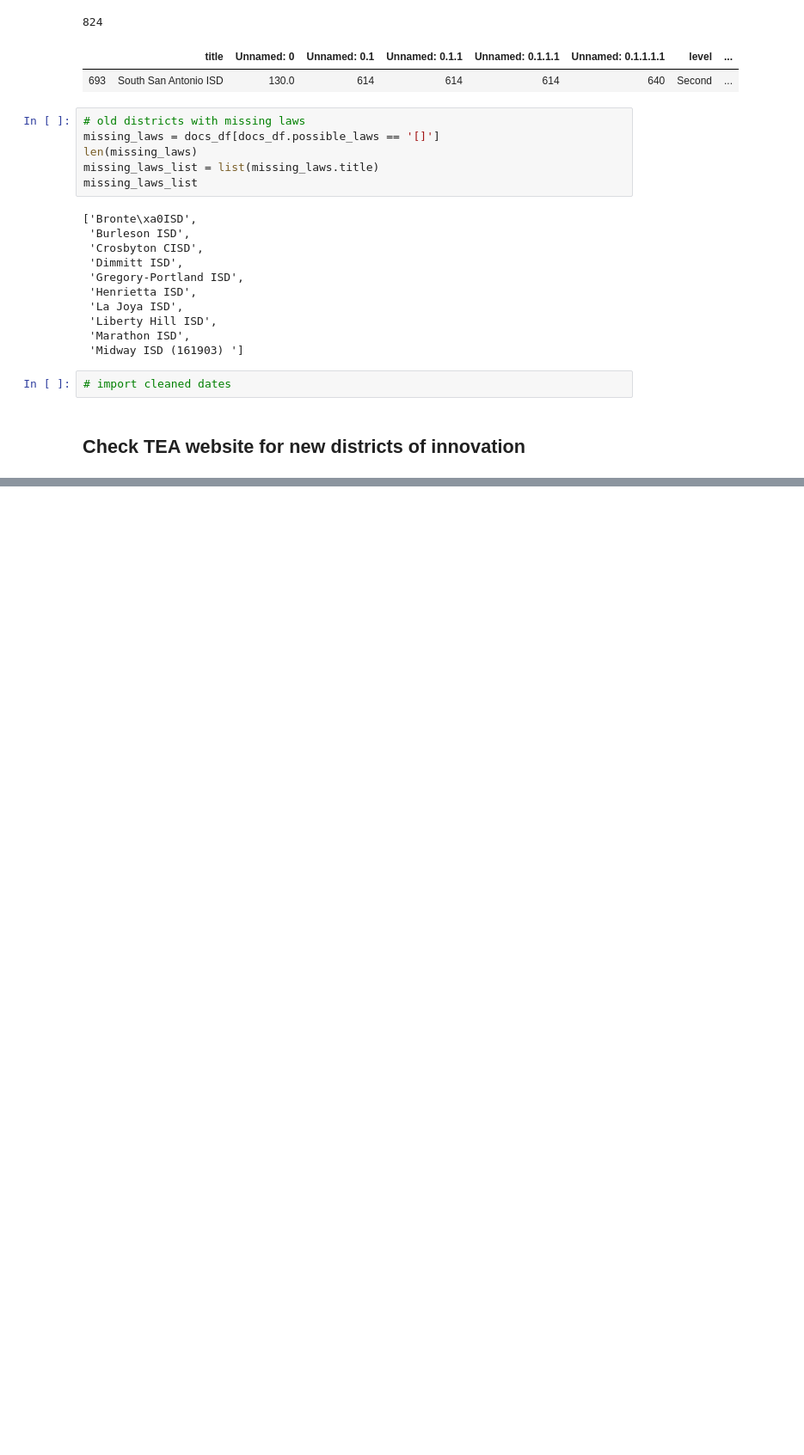
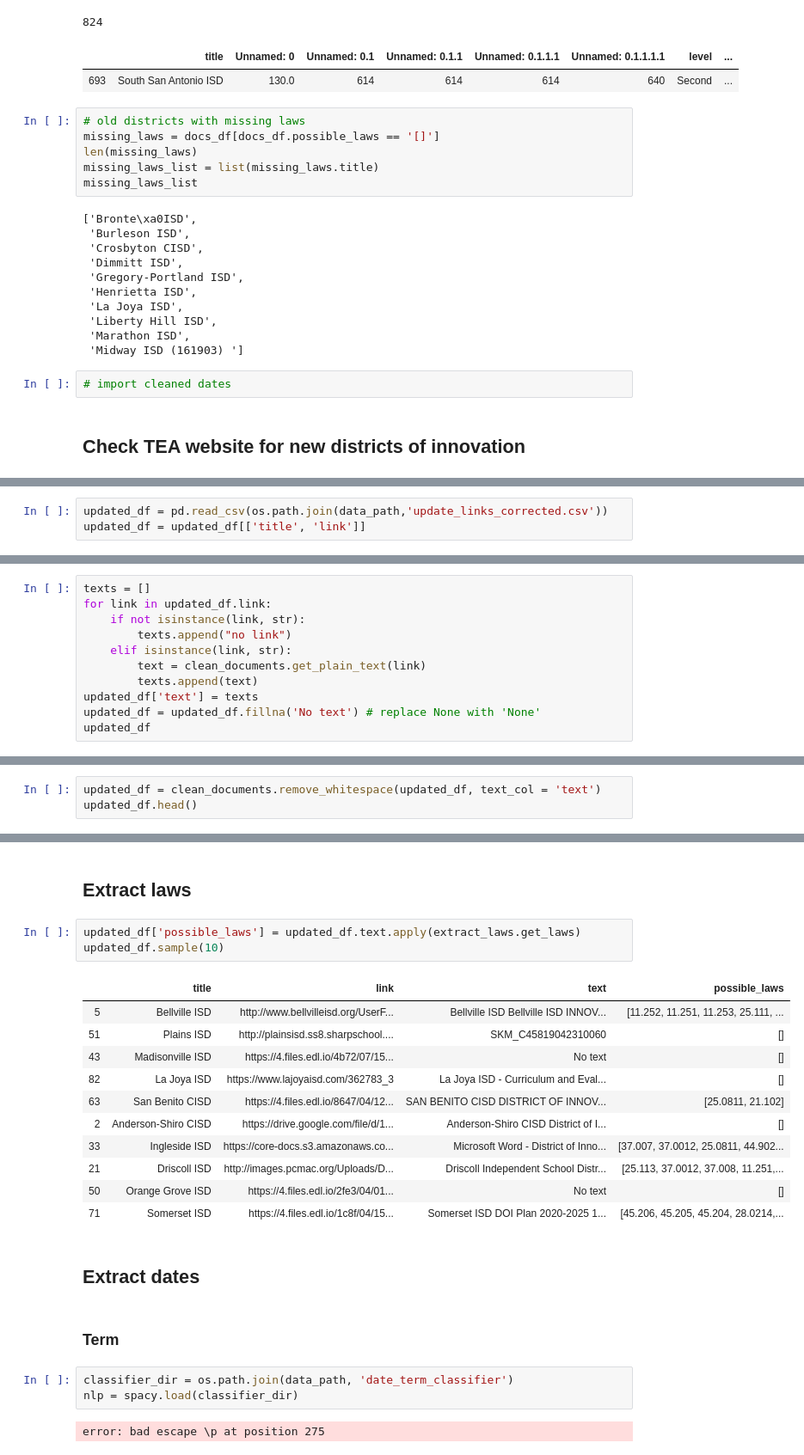
Before and after one commit to KylieLAnglin/dofis, a Jupyter notebook: data_from_plans/10a_update_dois.ipynb, the cells around one changed output, grey strips where cells are left out. Shown at 86% size. Cells and saved outputs as stored; diff of their text form; blank space fills up the shorter version.

Commit message:
gather updated links, clean text, and extract laws

```diff
--- a/data_from_plans/10a_update_dois.ipynb
+++ b/data_from_plans/10a_update_dois.ipynb
@@ -113,0 +113,3 @@ len(new_districts_links_df)
+# %%
+updated_df = pd.read_csv(os.path.join(data_path,'update_links_corrected.csv'))
+updated_df = updated_df[['title', 'link']]
@@ -113,0 +120,11 @@ len(new_districts_links_df)
+# %%
+texts = []
+for link in updated_df.link:
+    if not isinstance(link, str):
+        texts.append("no link")
+    elif isinstance(link, str):
+        text = clean_documents.get_plain_text(link)
+        texts.append(text)
+updated_df['text'] = texts
+updated_df = updated_df.fillna('No text') # replace None with 'None'
+updated_df
@@ -113,0 +146,3 @@ len(new_districts_links_df)
+# %%
+updated_df = clean_documents.remove_whitespace(updated_df, text_col = 'text')
+updated_df.head()
@@ -113,0 +156,26 @@ len(new_districts_links_df)
+# %% [markdown]
+## Extract laws
+# %%
+updated_df['possible_laws'] = updated_df.text.apply(extract_laws.get_laws)
+updated_df.sample(10)
+# %% [output]
+|  | title | link | text | possible_laws |
+| 5 | Bellville ISD | http://www.bellvilleisd.org/UserF... | Bellville ISD Bellville ISD INNOV... | [11.252, 11.251, 11.253, 25.111, ... |
+| 51 | Plains ISD | http://plainsisd.ss8.sharpschool.... | SKM_C45819042310060 | [] |
+| 43 | Madisonville ISD | https://4.files.edl.io/4b72/07/15... | No text | [] |
+| 82 | La Joya ISD | https://www.lajoyaisd.com/362783_3 | La Joya ISD - Curriculum and Eval... | [] |
+| 63 | San Benito CISD | https://4.files.edl.io/8647/04/12... | SAN BENITO CISD DISTRICT OF INNOV... | [25.0811, 21.102] |
+| 2 | Anderson-Shiro CISD | https://drive.google.com/file/d/1... | Anderson-Shiro CISD District of I... | [] |
+| 33 | Ingleside ISD | https://core-docs.s3.amazonaws.co... | Microsoft Word - District of Inno... | [37.007, 37.0012, 25.0811, 44.902... |
+| 21 | Driscoll ISD | http://images.pcmac.org/Uploads/D... | Driscoll Independent School Distr... | [25.113, 37.0012, 37.008, 11.251,... |
+| 50 | Orange Grove ISD | https://4.files.edl.io/2fe3/04/01... | No text | [] |
+| 71 | Somerset ISD | https://4.files.edl.io/1c8f/04/15... | Somerset ISD DOI Plan 2020-2025 1... | [45.206, 45.205, 45.204, 28.0214,... |
+# %% [markdown]
+## Extract dates
+# %% [markdown]
+### Term
+# %%
+classifier_dir = os.path.join(data_path, 'date_term_classifier')
+nlp = spacy.load(classifier_dir)
+# %% [output]
+error: bad escape \p at position 275
```
Also changed, not shown: parts of 14 cells of this notebook.
